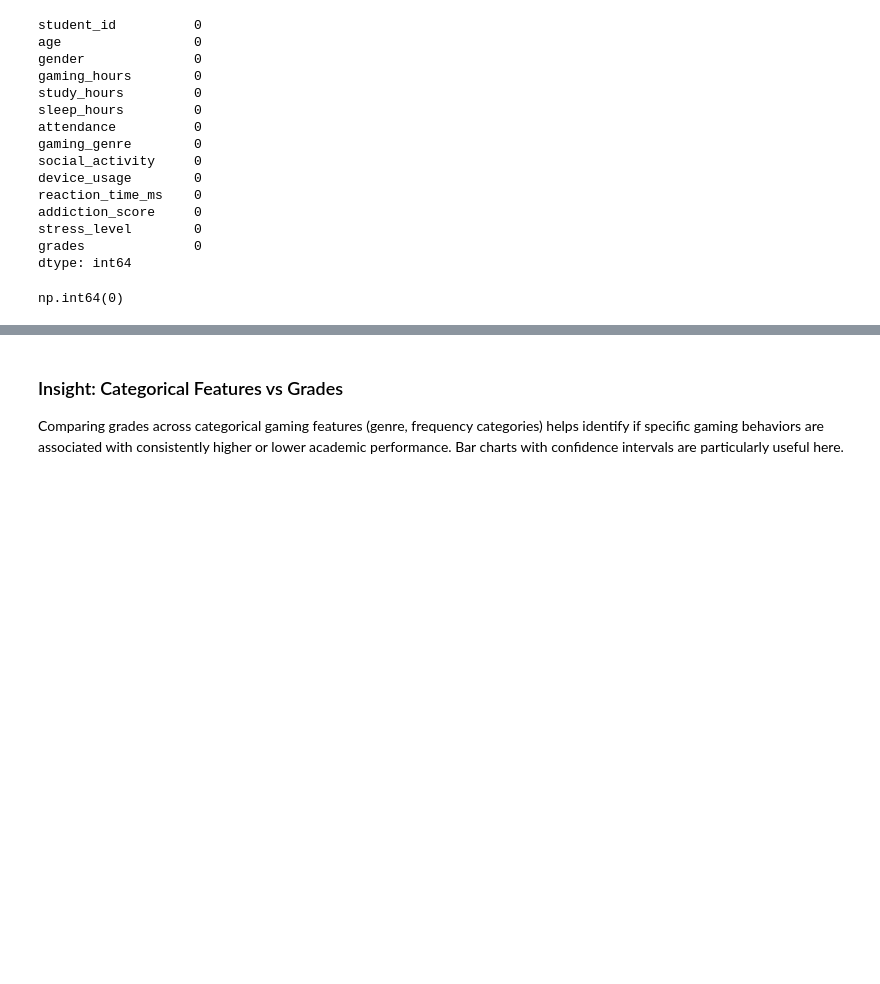
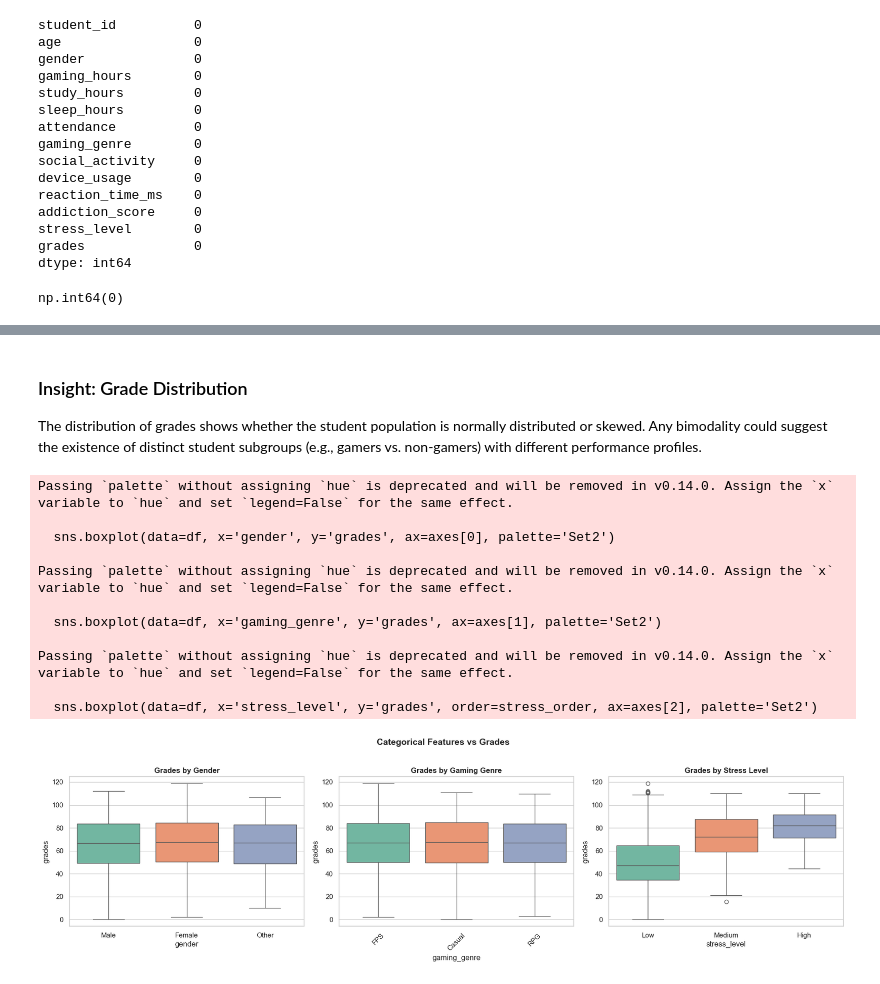
Before and after one commit to Ahmed-Na7rawy/ML-Notebooks, a Jupyter notebook: Gaming_Academic_Performance.ipynb, the cells around one changed output, grey strips where cells are left out. Saved outputs shown, nothing was run; the diff lists cells and outputs as text; code cells hidden in the pictures; blank space fills up the shorter version.

```diff
--- a/Gaming_Academic_Performance.ipynb
+++ b/Gaming_Academic_Performance.ipynb
@@ -133,18 +151,34 @@ The distribution of grades shows whether the student population is normally dist
+# %% [markdown]
+### Insight: Grade Distribution
+The distribution of grades shows whether the student population is normally distributed or skewed. Any bimodality could suggest the existence of distinct student subgroups (e.g., gamers vs. non-gamers) with different performance profiles.
 # %%
 # 3. Categorical Features vs Grades
-fig = make_subplots(rows=1, cols=3,
-                    subplot_titles=('Grades by Gender', 'Grades by Gaming Genre', 'Grades by Stress Level'))
+fig, axes = plt.subplots(1, 3, figsize=(18, 5))
 
-# Gender
-fig.add_trace(go.Box(x=df['gender'], y=df['grades'], name='Gender', marker_color='teal'), row=1, col=1)
-# Gaming Genre
-fig.add_trace(go.Box(x=df['gaming_genre'], y=df['grades'], name='Gaming Genre', marker_color='coral'), row=1, col=2)
-# Stress Level
-fig.add_trace(go.Box(x=df['stress_level'], y=df['grades'], name='Stress Level', marker_color='mediumpurple'), row=1, col=3)
+sns.boxplot(data=df, x='gender', y='grades', ax=axes[0], palette='Set2')
+axes[0].set_title('Grades by Gender', fontsize=12, fontweight='bold')
 
-fig.update_xaxes(categoryorder='array', categoryarray=['Low', 'Medium', 'High'], row=1, col=3)
-fig.update_layout(title_text='Categorical Features vs Grades', showlegend=False, height=500)
-fig.show()
+sns.boxplot(data=df, x='gaming_genre', y='grades', ax=axes[1], palette='Set2')
+axes[1].set_title('Grades by Gaming Genre', fontsize=12, fontweight='bold')
+axes[1].tick_params(axis='x', rotation=45)
+
+stress_order = ['Low', 'Medium', 'High']
+sns.boxplot(data=df, x='stress_level', y='grades', order=stress_order, ax=axes[2], palette='Set2')
+axes[2].set_title('Grades by Stress Level', fontsize=12, fontweight='bold')
+
+fig.suptitle('Categorical Features vs Grades', fontsize=14, fontweight='bold', y=1.02)
+plt.tight_layout()
+plt.show()
+# %% [output]
+Passing `palette` without assigning `hue` is deprecated and will be removed in v0.14.0. Assign the `x` variable to `hue` and set `legend=False` for the same effect.
+
+  sns.boxplot(data=df, x='gender', y='grades', ax=axes[0], palette='Set2')
+
+Passing `palette` without assigning `hue` is deprecated and will be removed in v0.14.0. Assign the `x` variable to `hue` and set `legend=False` for the same effect.
+
+  sns.boxplot(data=df, x='gaming_genre', y='grades', ax=axes[1], palette='Set2')
+
+Passing `palette` without assigning `hue` is deprecated and will be removed in v0.14.0. Assign the `x` variable to `hue` and set `legend=False` for the same effect.
+
+  sns.boxplot(data=df, x='stress_level', y='grades', order=stress_order, ax=axes[2], palette='Set2')
+[figure, added]
-# %% [markdown]
-### Insight: Categorical Features vs Grades
-Comparing grades across categorical gaming features (genre, frequency categories) helps identify if specific gaming behaviors are associated with consistently higher or lower academic performance. Bar charts with confidence intervals are particularly useful here.
```
Also changed, not shown: parts of 21 cells of this notebook.
